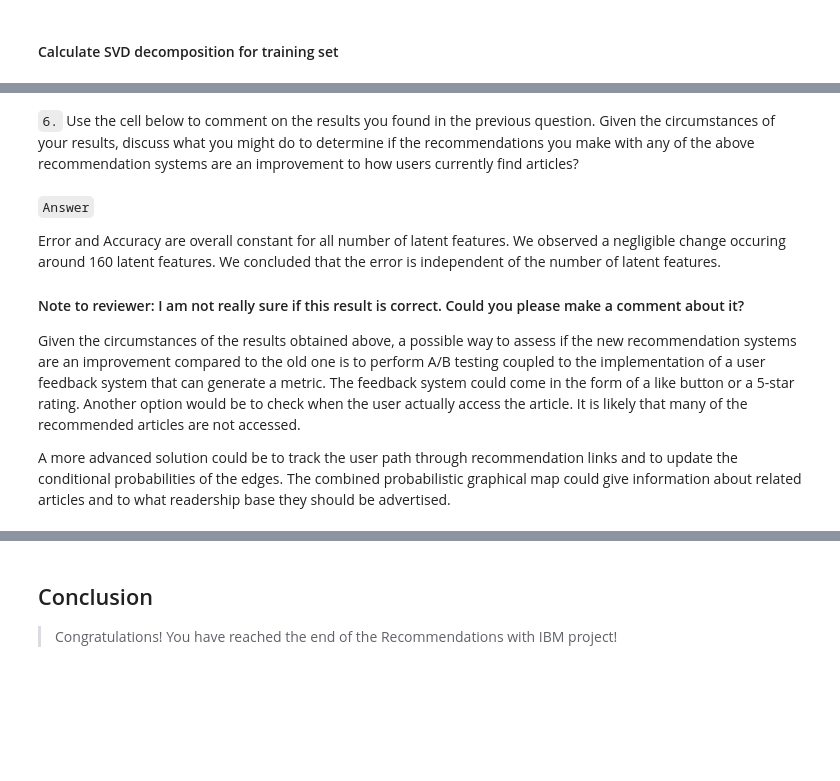
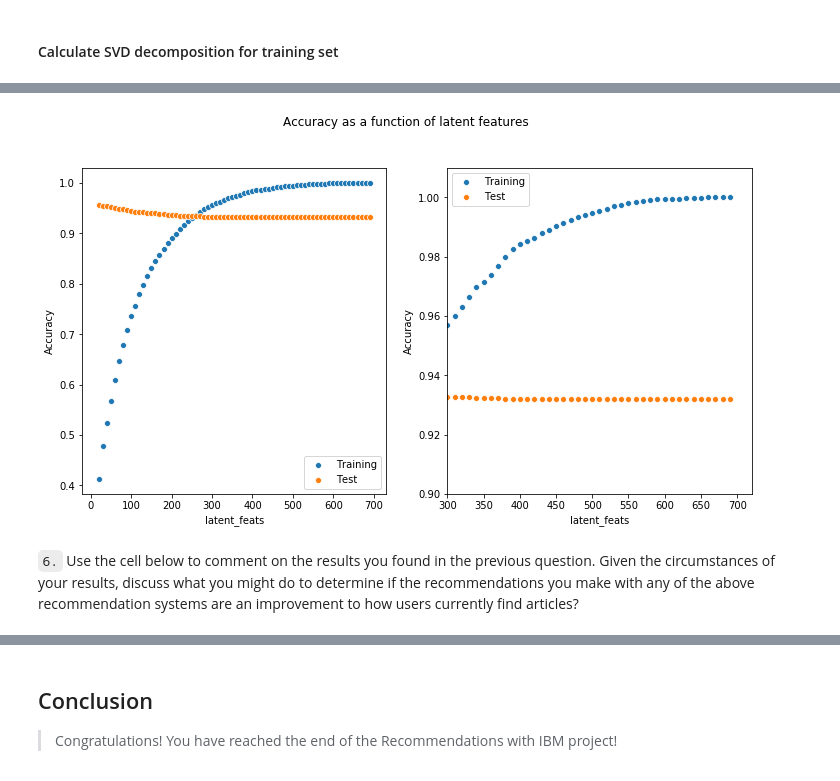
Before and after one commit to bvcmartins/recommendations_IBM, a Jupyter notebook: recommendations.ipynb, the cells around one changed output, grey strips where cells are left out. Cells and saved outputs as stored; diff of their text form; code cells hidden in the pictures; blank space fills up the shorter version.

Commit message:
incorporated corrections and suggestions made by reviewer

```diff
--- a/recommendations.ipynb
+++ b/recommendations.ipynb
@@ -910,6 +970,6 @@ df_.email.isnull().any()
+# %%
+df_train = df.head(40000).copy()
+df_test = df.tail(5993).copy()
 # %%
-df_train = df_.head(40000).copy()
-df_test = df_.tail(5993).copy()
-
-user_item_train, user_item_test, test_idx, test_arts = create_test_and_train_user_item(df_train, df_test)
+user_item_train, user_item_test, test_idx, test_arts =create_test_and_train_user_item(df_train, df_test)
 user_item_train.shape, user_item_test.shape
@@ -986,6 +1073,11 @@ u, s, vt = np.linalg.svd(user_item_train, full_matrices=True)
 # %%
-svd_df = pd.DataFrame(np.arange(20, 575, 10), columns=['latent_feats'])
-svd_df['error'] = svd_df.latent_feats.apply(lambda x: svd_error_train_test(x))
-svd_df['accuracy'] = svd_df.error.apply(lambda x: 1 - x/df_.shape[0])
+svd_df = pd.DataFrame(np.arange(20, 700, 10), columns=['latent_feats'])
+
+svd_df = pd.concat([svd_df, pd.DataFrame(svd_df['latent_feats'].\
+                                         apply(lambda x: svd_error_train_test(x)).tolist(),
+                                         columns=['error_train','error_test'])], axis=1)
+
+svd_df['accuracy_train'] = svd_df.error_train.apply(lambda x: 1 - x/df_train.shape[0])
+svd_df['accuracy_test'] = svd_df.error_test.apply(lambda x: 1 - x/df_test.shape[0])
 # %%
 svd_df.head()
@@ -992,18 +1091,17 @@ svd_df.head()
 # %%
-fig, [ax1,ax2] = plt.subplots(1,2, figsize=(12,6))
-sns.scatterplot(x = 'latent_feats', y = 'error', data=svd_df, ax=ax1)
-sns.scatterplot(x = 'latent_feats', y = 'accuracy', data=svd_df, ax=ax2);
-plt.suptitle('Error and Accuracy as a function of latent features', y=1.04)
-plt.tight_layout()
+fig, [ax1, ax2] = plt.subplots(1,2, figsize=(12,6))
+sns.scatterplot(x = 'latent_feats', y = 'accuracy_train', data=svd_df, ax=ax1, label='Training')
+sns.scatterplot(x = 'latent_feats', y = 'accuracy_test', data=svd_df, ax=ax1, label='Test');
+ax1.set_ylabel('Accuracy')
+ax1.legend()
+sns.scatterplot(x = 'latent_feats', y = 'accuracy_train', data=svd_df, ax=ax2, label='Training')
+sns.scatterplot(x = 'latent_feats', y = 'accuracy_test', data=svd_df, ax=ax2, label='Test');
+ax2.set_xlim([300,720])
+ax2.set_ylim([0.9,1.01])
+ax2.set_ylabel('Accuracy')
+ax2.legend()
+plt.suptitle('Accuracy as a function of latent features', y=1.0);
+# %% [output]
+[figure, added]
 # %% [markdown]
 `6.` Use the cell below to comment on the results you found in the previous question. Given the circumstances of your results, discuss what you might do to determine if the recommendations you make with any of the above recommendation systems are an improvement to how users currently find articles?
-# %% [markdown]
-`Answer`
-
-Error and Accuracy are overall constant for all number of latent features. We observed a negligible change occuring around 160 latent features. We concluded that the error is independent of the number of latent features.
-
-#### Note to reviewer: I am not really sure if this result is correct. Could you please make a comment about it?
-
-Given the circumstances of the results obtained above, a possible way to assess if the new recommendation systems are an improvement compared to the old one is to perform A/B testing coupled to the implementation of a user feedback system that can generate a metric. The feedback system could come in the form of a like button or a 5-star rating. Another option would be to check when the user actually access the article. It is likely that many of the recommended articles are not accessed.
-
-A more advanced solution could be to track the user path through recommendation links and to update the conditional probabilities of the edges. The combined probabilistic graphical map could give information about related articles and to what readership base they should be advertised.
```
Also changed, not shown: parts of 57 cells of this notebook.
